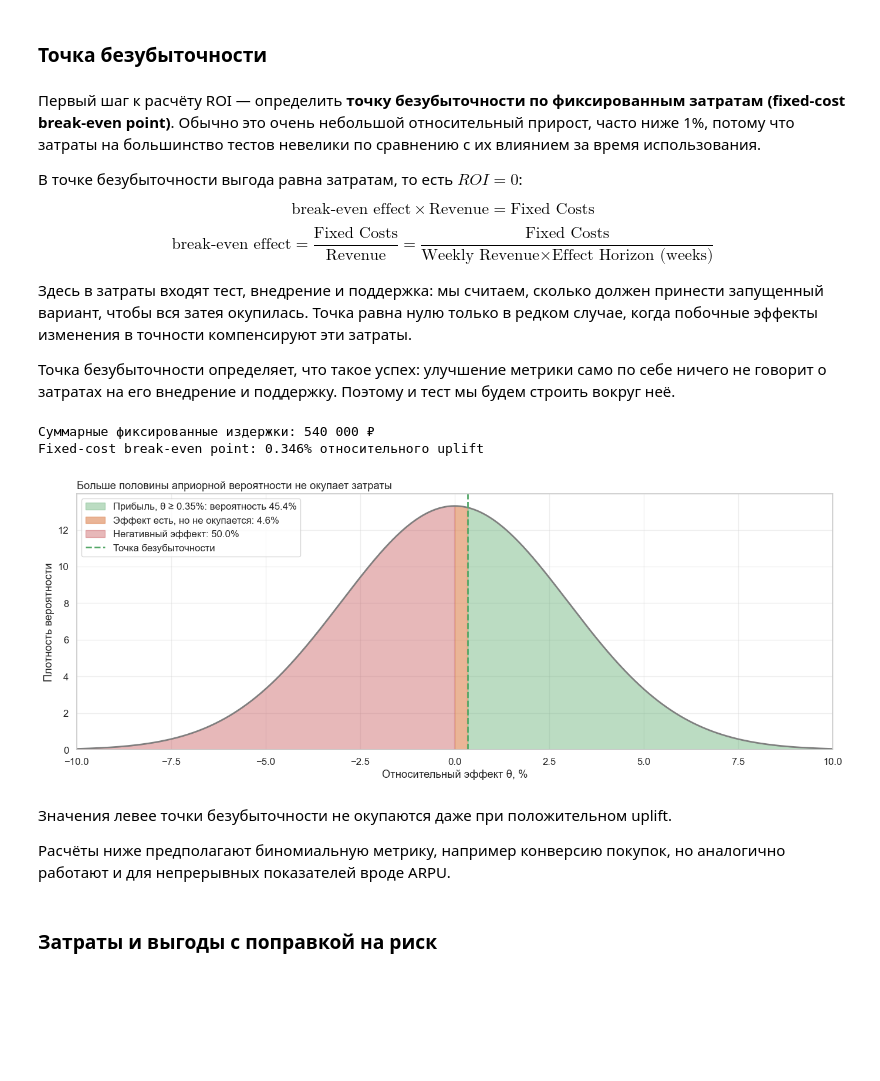
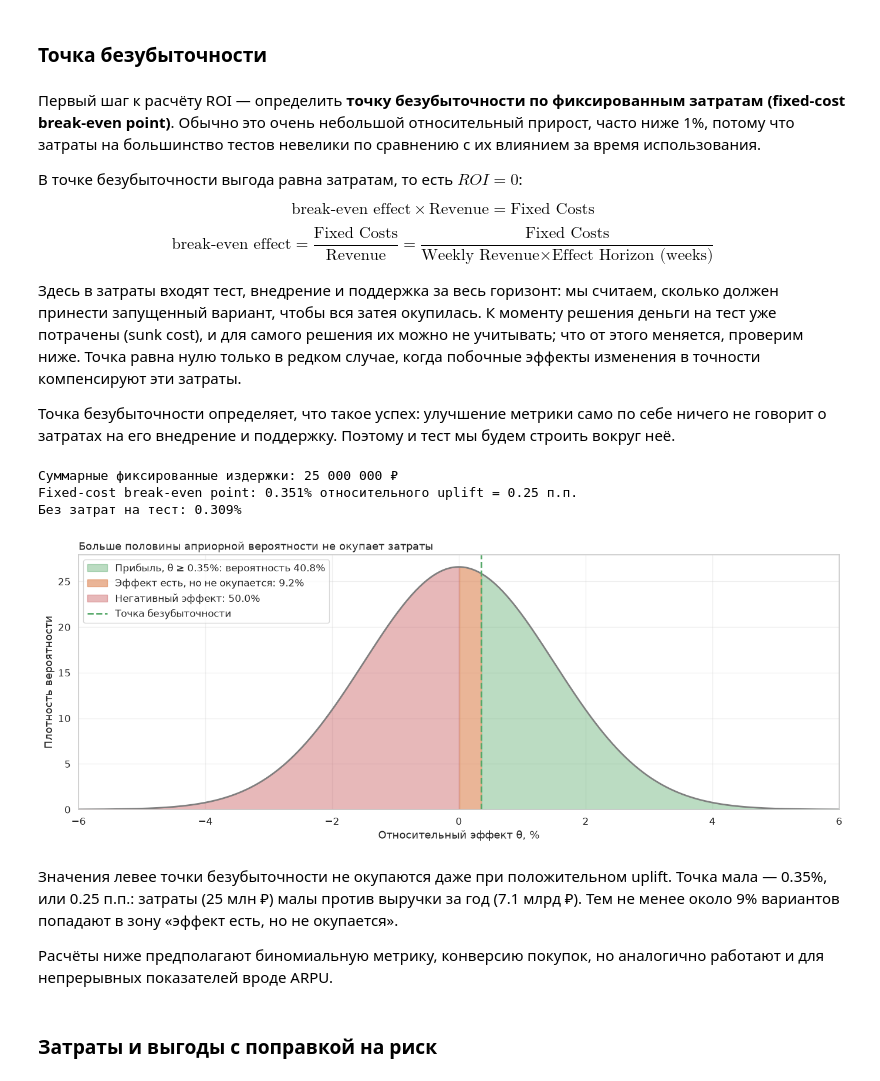
Before and after one commit to Alberelloo/AITH-2026-Hypothesis-Testing-Workshop, a Jupyter notebook: 01. Стоит ли тестировать и на чём измерять/lesson.ipynb, the cells around one changed output. Drawn from its saved outputs; the diff is of its cells as text; code cells hidden in the pictures; blank space fills up the shorter version.

```diff
--- a/01. Стоит ли тестировать и на чём измерять/lesson.ipynb
+++ b/01. Стоит ли тестировать и на чём измерять/lesson.ipynb
@@ -15,23 +17,29 @@
 # %% [markdown]
 ### Библиотеки и общие параметры
 # %%
-from dataclasses import dataclass
+from dataclasses import dataclass, replace
+from pathlib import Path
 
 import matplotlib.pyplot as plt
 import numpy as np
 import pandas as pd
 import seaborn as sns
-from ipywidgets import FloatSlider, IntSlider, interact
 from matplotlib.colors import TwoSlopeNorm
 from matplotlib.ticker import FuncFormatter
 from scipy.stats import norm
+
+try:  # слайдеры необязательны: без ipywidgets ноутбук исполняется целиком
+    from ipywidgets import FloatSlider, IntSlider, interact
+except ImportError:
+    interact = None
 
 sns.set_theme(style="whitegrid", font_scale=1.1)
 plt.rcParams['figure.facecolor'] = 'white'
 plt.rcParams['axes.grid'] = True
 plt.rcParams['grid.alpha'] = 0.3
 
-BLUE, RED, GREEN, GRAY = '#4C72B0', '#C44E52', '#55A868', '#7F7F7F'
+BLUE, RED, GREEN, GRAY, ORANGE = '#4C72B0', '#C44E52', '#55A868', '#7F7F7F', '#DD8452'
+DATA = Path('../data/checkout_ab.csv')
 
 
 def spaced(value: float) -> str:
@@ -199,3 +247,15 @@ density /= np.trapezoid(density, effect_grid)  # сетка обрезает х
+# %%
+PRIOR_MU, PRIOR_SIGMA = 0.0, 0.015
+effect_grid = np.linspace(-0.12, 0.12, 2401)   # одна сетка эффектов на весь ноутбук
+
+
+def prior_density(mu: float = PRIOR_MU, sigma: float = PRIOR_SIGMA) -> np.ndarray:
+    """Нормальное распределение ожиданий на сетке; сетка обрезает хвосты, поэтому нормируем заново."""
+    weights = norm.pdf(effect_grid, mu, sigma)
+    return weights / np.trapezoid(weights, effect_grid)
+
+
+density = prior_density()
 # %% [markdown]
 ## Расчёт отношения выгоды к риску
 # %% [markdown]
@@ -213,41 +273,43 @@ $$
 \text{break-even effect} = \frac{\text{Fixed Costs}}{\text{Revenue}} = \frac{\text{Fixed Costs}}{\text{Weekly Revenue} \times \text{Effect Horizon (weeks)}}
 $$
 
-Здесь в затраты входят тест, внедрение и поддержка: мы считаем, сколько должен принести запущенный вариант, чтобы вся затея окупилась. Точка равна нулю только в редком случае, когда побочные эффекты изменения в точности компенсируют эти затраты.
+Здесь в затраты входят тест, внедрение и поддержка за весь горизонт: мы считаем, сколько должен принести запущенный вариант, чтобы вся затея окупилась. К моменту решения деньги на тест уже потрачены (sunk cost), и для самого решения их можно не учитывать; что от этого меняется, проверим ниже. Точка равна нулю только в редком случае, когда побочные эффекты изменения в точности компенсируют эти затраты.
 
 Точка безубыточности определяет, что такое успех: улучшение метрики само по себе ничего не говорит о затратах на его внедрение и поддержку. Поэтому и тест мы будем строить вокруг неё.
 # %%
 fixed_costs = case.fixed_test_cost + case.implementation_cost + case.maintenance_cost
 break_even = case.break_even
 print(f"Суммарные фиксированные издержки: {spaced(fixed_costs)} ₽")
-print(f"Fixed-cost break-even point: {break_even:.3%} относительного uplift")
+print(f"Fixed-cost break-even point: {break_even:.3%} относительного uplift = {break_even * case.baseline_cr * 100:.2f} п.п.")
+print(f"Без затрат на тест: {case.break_even_sunk:.3%}")
 
-prior = norm(prior_mu, prior_sigma)
+prior = norm(PRIOR_MU, PRIOR_SIGMA)
 x = effect_grid * 100
 
 fig, ax = plt.subplots(figsize=(14, 5.5))
 ax.plot(x, density, color=GRAY, linewidth=2)
 ax.fill_between(x, density, where=effect_grid >= break_even, color=GREEN, alpha=0.4,
                 label=f'Прибыль, θ ≥ {break_even:.2%}: вероятность {prior.sf(break_even):.1%}')
-ax.fill_between(x, density, where=(effect_grid > 0) & (effect_grid < break_even), color='#DD8452', alpha=0.6,
+ax.fill_between(x, density, where=(effect_grid > 0) & (effect_grid < break_even), color=ORANGE, alpha=0.6,
                 label=f'Эффект есть, но не окупается: {prior.cdf(break_even) - prior.cdf(0):.1%}')
 ax.fill_between(x, density, where=effect_grid <= 0, color=RED, alpha=0.4, label=f'Негативный эффект: {prior.cdf(0):.1%}')
 ax.axvline(break_even * 100, color=GREEN, linestyle='--', linewidth=2, label='Точка безубыточности')
 ax.set_title('Больше половины априорной вероятности не окупает затраты', loc='left')
 ax.set_xlabel('Относительный эффект θ, %')
 ax.set_ylabel('Плотность вероятности')
-ax.set_xlim(-10, 10)
+ax.set_xlim(-6, 6)
 ax.set_ylim(bottom=0)
 ax.legend(loc='upper left')
 plt.tight_layout()
 plt.show()
 # %% [output]
-Суммарные фиксированные издержки: 540 000 ₽
-Fixed-cost break-even point: 0.346% относительного uplift
+Суммарные фиксированные издержки: 25 000 000 ₽
+Fixed-cost break-even point: 0.351% относительного uplift = 0.25 п.п.
+Без затрат на тест: 0.309%
-[figure, old version]
+[figure, new version]
 # %% [markdown]
-Значения левее точки безубыточности не окупаются даже при положительном uplift.
+Значения левее точки безубыточности не окупаются даже при положительном uplift. Точка мала — 0.35%, или 0.25 п.п.: затраты (25 млн ₽) малы против выручки за год (7.1 млрд ₽). Тем не менее около 9% вариантов попадают в зону «эффект есть, но не окупается».
 
-Расчёты ниже предполагают биномиальную метрику, например конверсию покупок, но аналогично работают и для непрерывных показателей вроде ARPU.
+Расчёты ниже предполагают биномиальную метрику, конверсию покупок, но аналогично работают и для непрерывных показателей вроде ARPU.
 # %% [markdown]
 ### Затраты и выгоды с поправкой на риск
```
Also changed, not shown: parts of 44 cells of this notebook, 3 other files.
